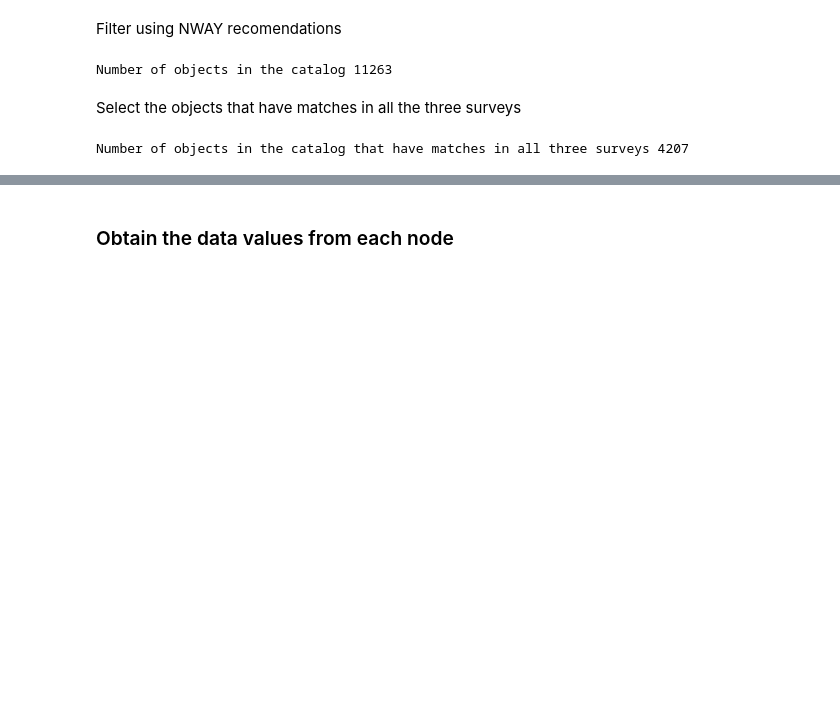
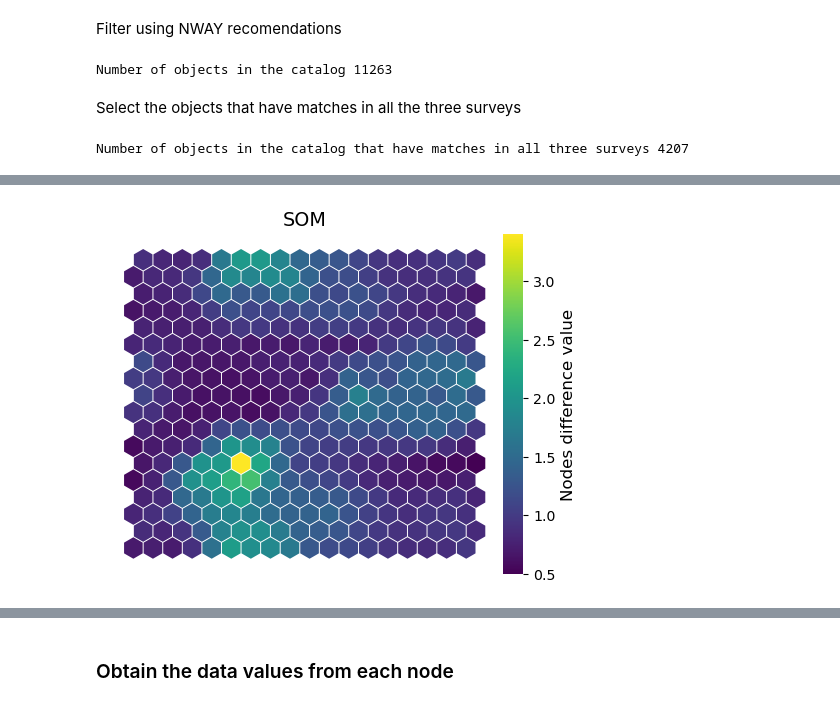
Before and after one commit to theWebTardigrade/fundamental-properties-of-EMU-radio-sources, a Jupyter notebook: code/4_SOMs.ipynb, the cells around one changed output, grey strips where cells are left out. Cells and saved outputs as stored; diff of their text form; code cells hidden in the pictures; blank space fills up the shorter version.

```diff
--- a/code/4_SOMs.ipynb
+++ b/code/4_SOMs.ipynb
@@ -108,0 +239,4 @@ Select the columns to run the SOMs
+# %%
+catalog_som_clean = catalog_som[~catalog_som.isin([-999999488.0]).any(axis=1)]
+catalog_som_clean.describe()
+len(catalog_som_clean)
@@ -108,0 +247,11 @@ Select the columns to run the SOMs
+# %%
+data_fraction2use = 1
+data = catalog_som_clean.sample(frac=data_fraction2use)
+
+data.to_numpy()
+
+data_white = pca_whitening(data)
+print(data)
+
+data_dewhite = inverse_pca_whitening(data, data_white)
+print(data_dewhite)
@@ -110,0 +323,26 @@ Select the columns to run the SOMs
+# %%
+# Define the SOM
+som = sps.SOMNet(
+    18,
+    18,
+    data_white,
+    load_file = None,
+    metric= 'euclidean', # 'euclidian' or 'cosine' or 'manhattan'
+    # metrick_kwds={},
+    init = 'random' , # 'random' or 'pca'
+    PBC = True,
+    GPU = True,
+    random_seed = 69,
+    topology='hexagonal', # 'square' or 'hexagonal'
+    debug= True
+)
+
+som.train(
+    train_algo = 'batch',
+    epochs = 100,
+    # start_learning_rate = 0.01 , # Used only for online training
+    early_stop = None ,
+    early_stop_patience = 3 ,
+    early_stop_tolerance = 0.01 ,
+    batch_size = -1
+)
@@ -110,0 +364,3 @@ Select the columns to run the SOMs
+# %%
+som.plot_map_by_difference(show=True, print_out=False)
+# %% [output]
@@ -110,0 +368 @@ Select the columns to run the SOMs
+[figure, added]
```
Also changed, not shown: parts of 27 cells of this notebook, 11 other files.
